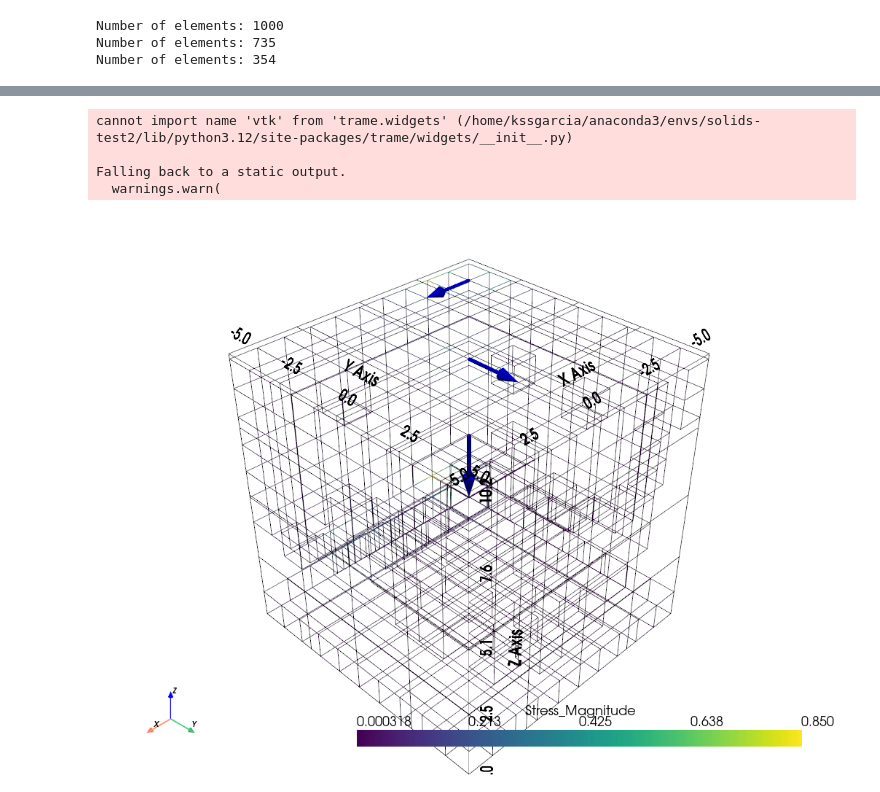
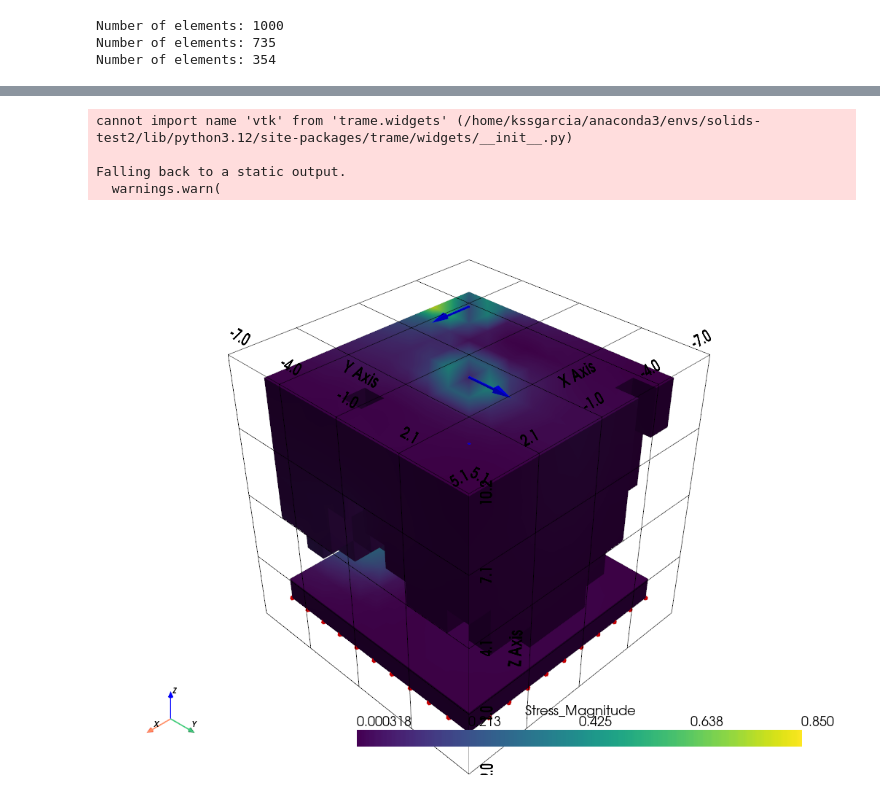
Before and after one commit to AppliedMechanics-EAFIT/SolidsPy-Opt, a Jupyter notebook: src/solidspy_opt/test_opt.ipynb, the cells around one changed output, grey strips where cells are left out. Drawn from its saved outputs; the diff is of its cells as text; code cells hidden in the pictures.

```diff
--- a/src/solidspy_opt/test_opt.ipynb
+++ b/src/solidspy_opt/test_opt.ipynb
@@ -224,8 +233,11 @@ def fields_plot_3d(
     els: NDArray[np.int_],
     loads: NDArray[np.float64],
     idx_BC: NDArray[np.float64],
+    S_nodes: NDArray[np.float64] = None,
+    E_nodes: NDArray[np.float64] = None,
     nnodes: int = 8,
     data_type: str = 'stress',
+    show_BC: bool = False,
     show_loads: bool = False,
     arrow_scale: float = 1.0,
     arrow_color: str = "red",
@@ -250,10 +262,16 @@ def fields_plot_3d(
         Load array of shape (Nloads, 4): [node_num, Fx, Fy, Fz].
     idx_BC : NDArray[np.float64]
         Indices or flags for boundary conditions (not used in this example, but included for completeness).
+    E_nodes : ndarray
+        Strains evaluated at the nodes.
+    S_nodes : ndarray
+        Stresses evaluated at the nodes.
     nnodes : int, optional
         Number of nodes per element (4 or 8). Default is 8.
     data_type : str, optional
         Either 'stress' or 'strain'. Default is 'stress'.
+    show_BC : bool, optional
+        Whether to show BC arrows. Default is False.
     show_loads : bool, optional
         Whether to show load arrows. Default is False.
     arrow_scale : float, optional
@@ -279,15 +297,9 @@ def fields_plot_3d(
     points = nodes[:, 1:4]  # x, y, z coordinates
 
     # 2. Construct the connectivity array for UnstructuredGrid
-    #    Typically els has shape (Nelems, 3 + nnodes):
-    #       [elem_id, material_id, section_id, node1, node2, ..., nodeN].
-    #    The last nnodes columns are the node IDs for each element.
     element_connectivity = els[:, 3:].astype(int)  # node indices for each element
     num_elems = element_connectivity.shape[0]
 
-    # PyVista expects a "cells" 1D array in the format:
-    #    [nnodes, n1, n2, ..., nnodes, n1, n2, ...]
-    # where nnodes is repeated before each connectivity list.
     cells = []
     for i in range(num_elems):
         cells.append(nnodes)
@@ -303,11 +315,11 @@ def fields_plot_3d(
 
     # 5. Attach either stress or strain data as point data
 
-    if data_type == 'stress':
+    if data_type == 'stress' and S_nodes is not None:
         S_magnitude = np.linalg.norm(S_nodes, axis=1)
         grid.point_data["Stress_Magnitude"] = S_magnitude
         scalars = "Stress_Magnitude"
-    else:
+    elif data_type == 'strain' and E_nodes is not None:
         E_magnitude = np.linalg.norm(E_nodes, axis=1)
         grid.point_data["Strain_Magnitude"] = E_magnitude
         scalars = "Strain_Magnitude"
@@ -334,34 +346,59 @@ def fields_plot_3d(
             load_vectors.append([Fx, Fy, Fz])
 
         load_points = np.array(load_points, dtype=np.float64)
         load_vectors = np.array(load_vectors, dtype=np.float64)
 
         if len(load_points) > 0:
             # Create a PyVista PolyData from these points
             load_polydata = pv.PolyData(load_points)
             load_polydata["LoadVectors"] = load_vectors
 
             # Use glyph to create arrow objects at each loaded node
             arrows = load_polydata.glyph(
                 orient="LoadVectors",       # which array to orient arrows
                 scale="LoadVectors",        # which array to scale arrows
                 factor=arrow_scale          # global scale factor
             )
             plotter.add_mesh(arrows, color=arrow_color, name='LoadArrows')
 
-    # 8. Show/hide axes and bounds
+    # 8. Optionally, show BC as arrows
+    if show_BC and idx_BC is not None and idx_BC.size > 0:
+        BC_points = []
+        BC_vectors = []
+        for id in idx_BC:
+            BC_points.append(points[int(id)])
+            BC_vectors.append(nodes[int(id),-3:])
+
+        BC_points = np.array(BC_points, dtype=np.float64)
+        BC_vectors = np.array(BC_vectors, dtype=np.float64)
+
+        if len(BC_points) > 0:
+            # Create a PyVista PolyData from these points
+            BC_polydata = pv.PolyData(BC_points)
+            BC_polydata["BCVectors"] = BC_vectors
+
+            # Use glyph to create arrow objects at each loaded node
+            arrows = BC_polydata.glyph(
+                orient="BCVectors",       # which array to orient arrows
+                scale="BCVectors",        # which array to scale arrows
+                factor=arrow_scale          # global scale factor
+            )
+            plotter.add_mesh(arrows, color='red', name='BCVectors')
+
+    # 9. Show/hide axes and bounds
     if show_axes:
         plotter.add_axes()
 
     if show_bounds:
         plotter.show_bounds(grid="front")
 
-    # 9. Show the final plot
+    # 10. Show the final plot
     plotter.show()
-fields_plot_3d(nodes, els, loads, idx_BC, nnodes=8, data_type='stress', show_loads=True, arrow_scale=2.0, arrow_color="blue", cmap="viridis", show_axes=True, show_bounds=True, show_edges=False, style="wireframe")
+
+fields_plot_3d(nodes, els, loads, idx_BC, S_nodes, E_nodes, nnodes=8, data_type='stress', show_BC=True, show_loads=True, arrow_scale=2.0, arrow_color="blue", cmap="viridis", show_axes=True, show_bounds=True, show_edges=False)
 # %% [output]
 cannot import name 'vtk' from 'trame.widgets' (/home/kssgarcia/anaconda3/envs/solids-test2/lib/python3.12/site-packages/trame/widgets/__init__.py)
 
 Falling back to a static output.
   warnings.warn(
-[figure, old version]
+[figure, new version]
```
Also changed, not shown: parts of 1 cell of this notebook, 2 other files.
